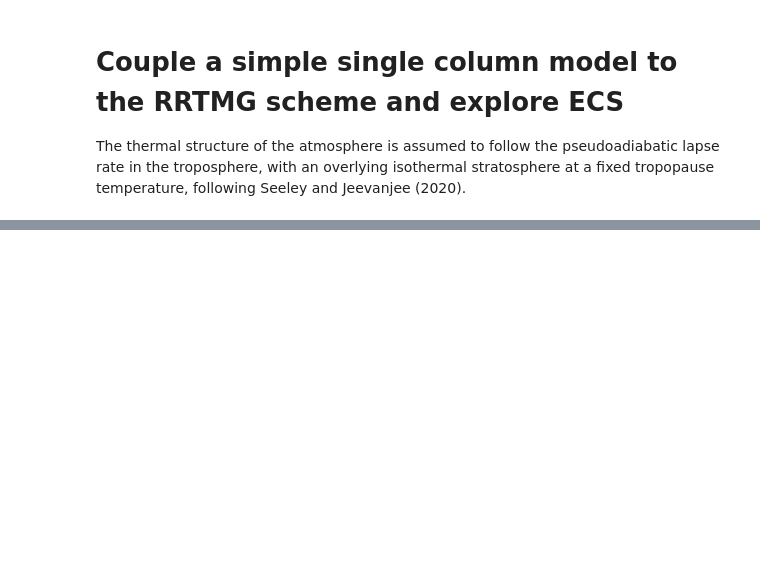
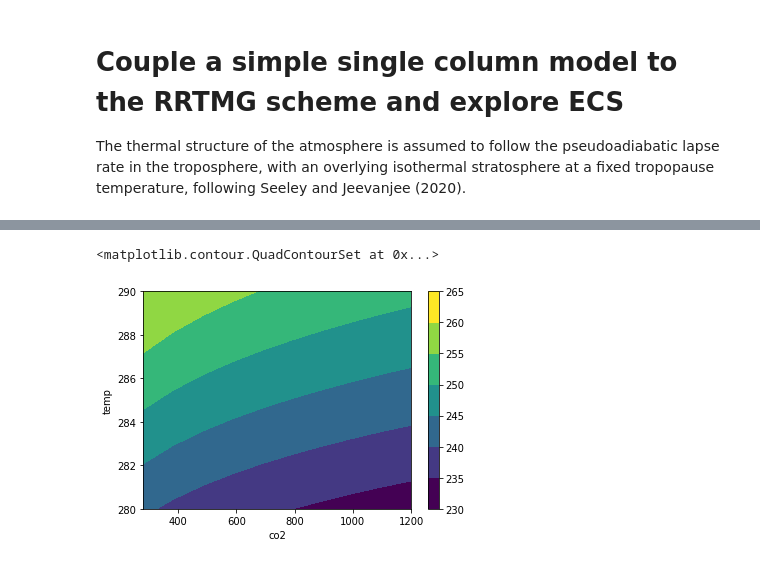
Before and after one commit to AndrewILWilliams/ECS_bump, a Jupyter notebook: climlab_test.ipynb, the cells around one changed output, grey strips where cells are left out. Saved outputs shown, nothing was run; the diff lists cells and outputs as text; code cells hidden in the pictures; blank space fills up the shorter version.

Commit message:
Successfully got OLR working and CO2-Ts curve

```diff
--- a/climlab_test.ipynb
+++ b/climlab_test.ipynb
@@ -26,3 +28,38 @@ params.Tstrat = 200 # isothermal stratosphere, K
+# %%
+import climlab
+import numpy as np
+import scipy.integrate as sp
+
+from climlab.utils.thermo import pseudoadiabat
+
+def generate_idealized_temp_profile(SST, Tstrat, plevs):
+    solution = sp.odeint(pseudoadiabat, SST, np.flip(plevs))
+    temp = solution.reshape(-1)
+    temp[np.where(temp<Tstrat)] = Tstrat
+    return np.flip(temp) # need to re-invert the pressure axis
+
+Tstrat = 200 # isothermal stratosphere, K
+SST = 288.
+CO2ppmv = 280.
+RH = 0.8
+
+state = climlab.column_state(num_lev=30, num_lat=1, water_depth=1.)
+plevs = state['Tatm'].domain.axes['lev'].points
+state['Ts'][:] = SST
+state['Tatm'][:] = generate_idealized_temp_profile(SST, Tstrat, plevs)
+h2o = climlab.radiation.water_vapor.FixedRelativeHumidity(state=state,
+                                                          relative_humidity=RH)
+rad = climlab.radiation.RRTMG(state=state, specific_humidity=h2o.q, albedo=0.3, ozone_file=None,
+                              absorber_vmr = {'CO2':CO2ppmv/1e6,
+                                              'CH4':0.,
+                                              'N2O':0.,
+                                              'O2':0.,
+                                              'CFC11':0.,
+                                              'CFC12':0.,
+                                              'CFC22':0.,
+                                              'CCL4':0.,
+                                              'O3':0.})
+rad.compute_diagnostics()
 # %%
 # Define functions
 
@@ -44,5 +81,5 @@ def generate_idealized_temp_profile(SST, Tstrat, plevs):
     solution = sp.odeint(pseudoadiabat, SST, np.flip(plevs))
     temp = solution.reshape(-1)
     temp[np.where(temp<Tstrat)] = Tstrat
-    return temp
+    return np.flip(temp) # need to re-invert the pressure axis
 # %%
@@ -108,4 +122,4 @@ OLRS = np.zeros((10,10))
 
 for idx1, temp in enumerate(np.linspace(280, 290, 10)):
     for idx2, co2 in enumerate(np.linspace(280, 1200, 10)):
-        OLRS[idx1, idx2],_ = test_olr(temp, co2)
+        OLRS[idx1, idx2] = calc_olr(temp, co2)
@@ -118,0 +126,4 @@ fig.colorbar(p)
+# %%
+import xarray as xr
+da=xr.DataArray(OLRS, dims=['temp', 'co2'], coords={'temp':np.linspace(280, 290, 10), 'co2':np.linspace(280, 1200, 10)})
+da
@@ -119,3 +148,8 @@ fig.colorbar(p)
+# %%
+da.plot.contourf()
+# %% [output]
+<matplotlib.contour.QuadContourSet at 0x...>
+[figure, added]
 # %%
 %%time
 
```
Also changed, not shown: parts of 13 cells of this notebook, 1 other file.
